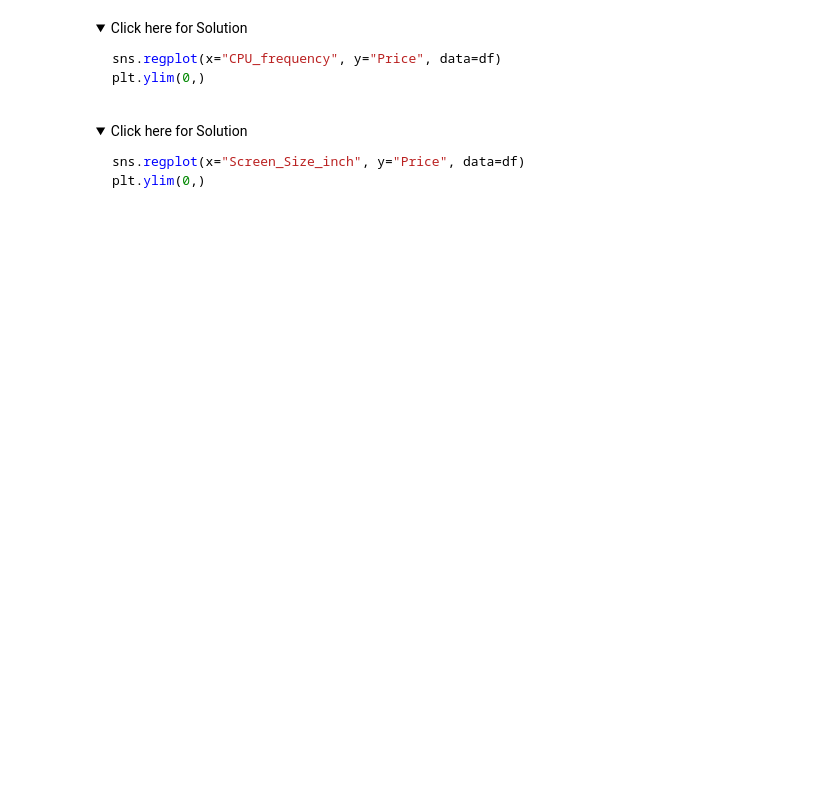
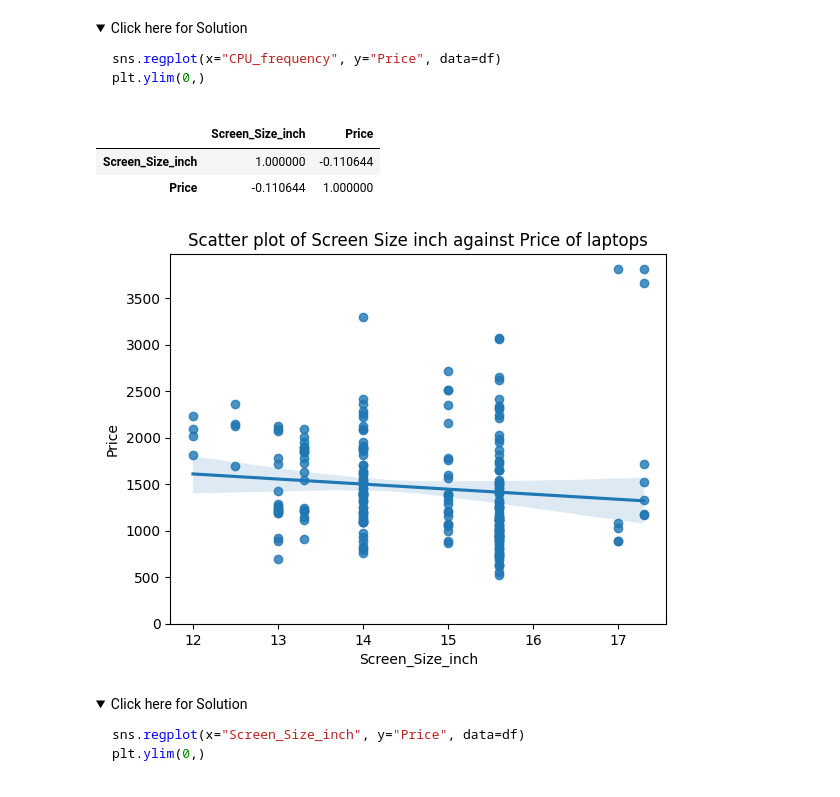
Before and after one commit to tranttha/IBM-DS-Course, a Jupyter notebook: Course 7 Data Analysis with Python/Module 3 Exploratory Data analysis/Exploratory_data_analysis.jupyterlite.ipynb, the cells around one changed output. Cells and saved outputs as stored; diff of their text form; code cells hidden in the pictures; folded sections open; blank space fills up the shorter version.

```diff
--- a/Course 7 Data Analysis with Python/Module 3 Exploratory Data analysis/Exploratory_data_analysis.jupyterlite.ipynb
+++ b/Course 7 Data Analysis with Python/Module 3 Exploratory Data analysis/Exploratory_data_analysis.jupyterlite.ipynb
@@ -103,6 +121,15 @@ plt.ylim(0,)
 # %%
 # Write your code below and press Shift+Enter to execute
 # Screen_Size_inch plot
+sns.regplot(x="Screen_Size_inch", y ="Price", data=df)
+plt.ylim(0,)
+plt.title("Scatter plot of Screen Size inch against Price of laptops")
+df[['Screen_Size_inch', 'Price']].corr()
+# %% [output]
+|  | Screen_Size_inch | Price |
+| Screen_Size_inch | 1.000000 | -0.110644 |
+| Price | -0.110644 | 1.000000 |
+[figure, added]
 # %% [markdown]
 <details>
     <summary>Click here for Solution</summary>
```
Also changed, not shown: parts of 21 cells of this notebook, 2 other files.
